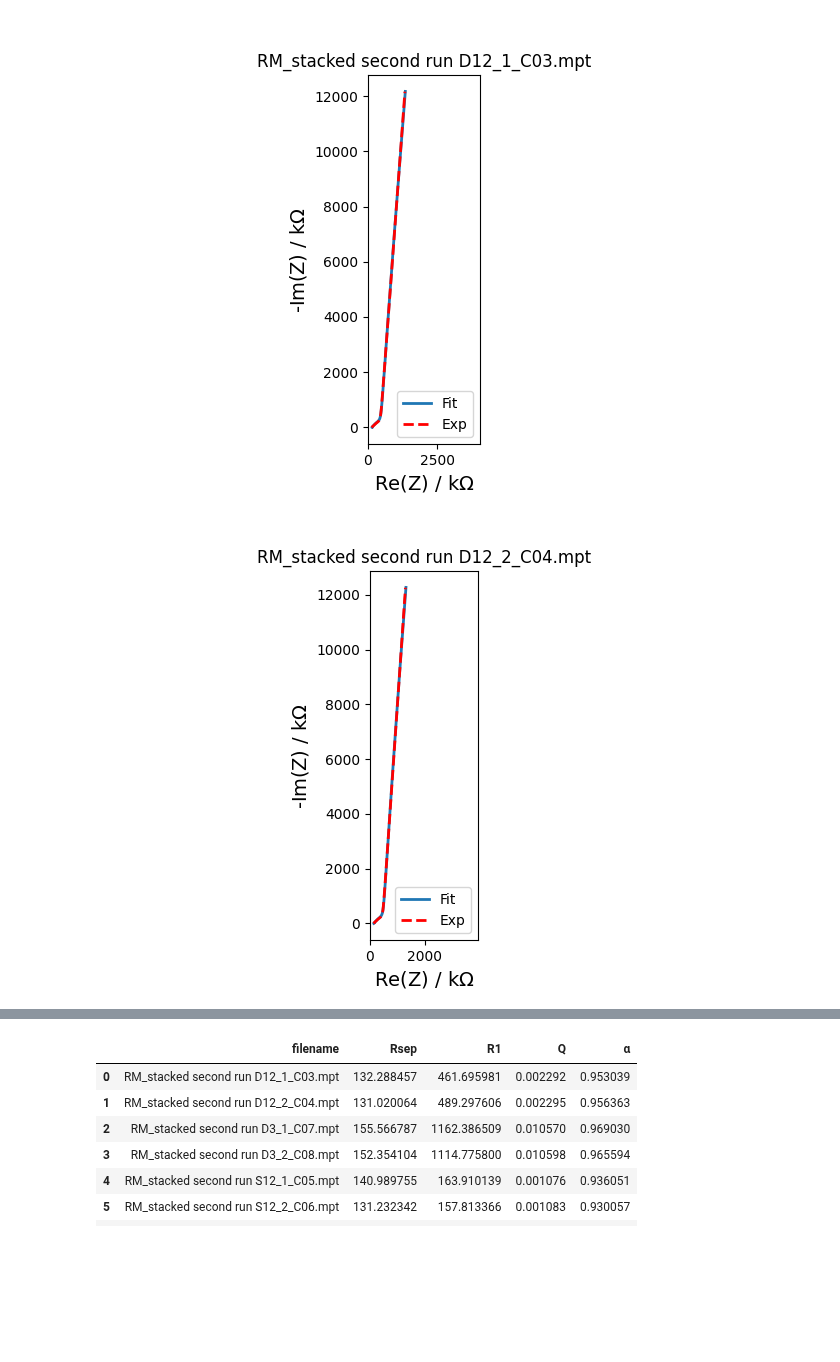
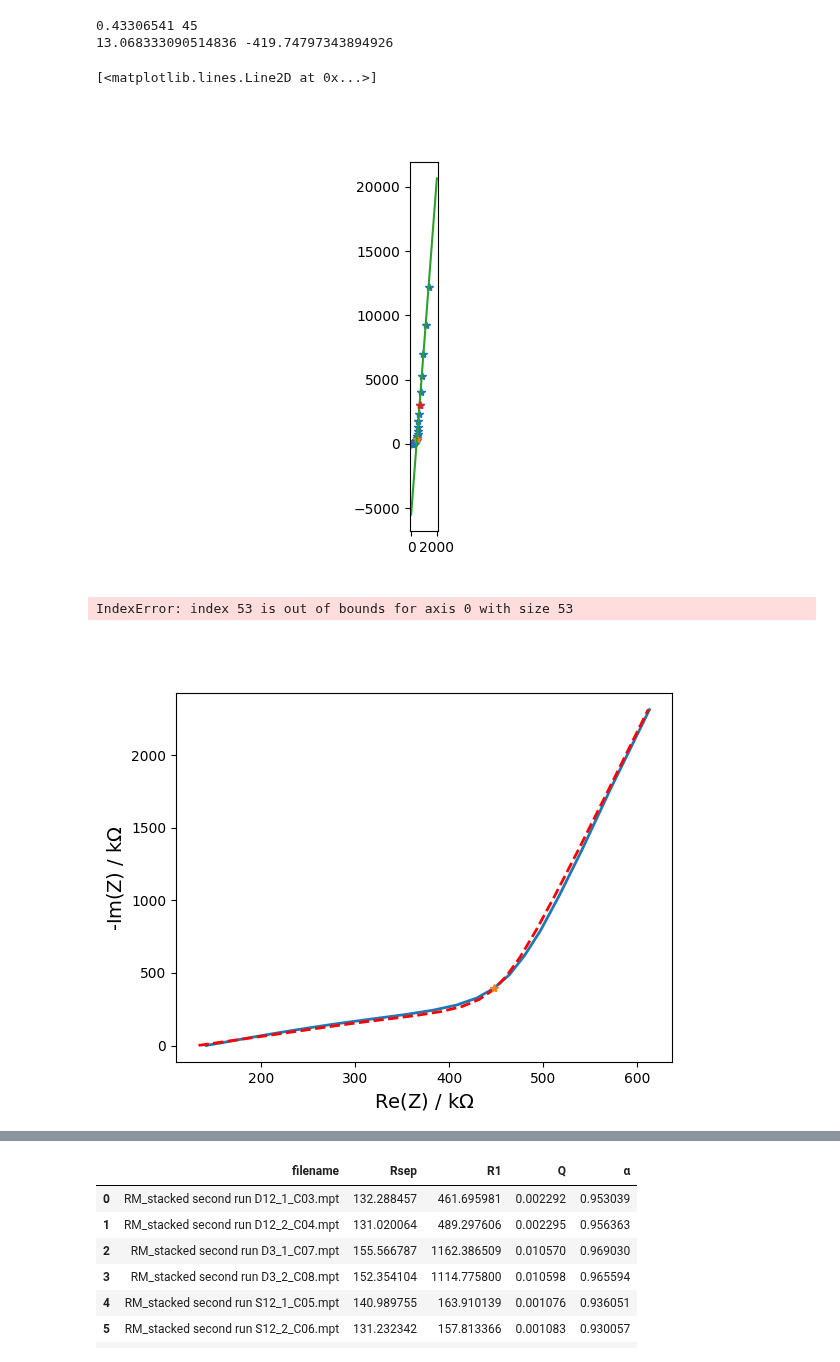
Before and after one commit to Yugal0/fitting-experimental, a Jupyter notebook: code/single type electrode.ipynb, the cells around one changed output, grey strips where cells are left out. Saved outputs shown, nothing was run; the diff lists cells and outputs as text; code cells hidden in the pictures; blank space fills up the shorter version.

```diff
--- a/code/single type electrode.ipynb
+++ b/code/single type electrode.ipynb
@@ -28,3 +30,24 @@ def find_turning_freq(f,z):
+# %%
+folder_path=os.path.join("..","exp data","EIS mpt files","single type")
+file_path=os.path.join(folder_path,"RM_stacked second run D12_1_C03.mpt")
+f,z=readBioLogic(file_path)
+f_turn,idx,a,b=find_turning_freq(f,z)
+print(f_turn,idx)
+fig, ax=plt.subplots()
+ax.plot(np.real(z),-np.imag(z),"*")
+ax.plot(np.real(z[idx]),-np.imag(z[idx]),"*")
+xx=np.linspace(0,2000)
+yy=lin_fun(xx,a,b)
+ax.plot(xx,yy)
+ax.set_aspect("equal")
+print(a,b)
+idx_l=find_index_of_nearest(f_turn/10,f)
+ax.plot(np.real(z[idx_l]),-np.imag(z[idx_l]),"*")
+# %% [output]
+0.43306541 45
+13.068333090514836 -419.74797343894926
+[<matplotlib.lines.Line2D at 0x...>]
+[figure, added]
 # %%
 folder_path=os.path.join("..","exp data","EIS mpt files","single type")
 first_itr=True
@@ -32,20 +55,17 @@ for file_name in os.listdir(folder_path):
     file_path=os.path.join(folder_path,file_name)
     f,z=readBioLogic(file_path)
 
+    f_turn,idx,_,_=find_turning_freq(f,z)
+    idx_l=find_index_of_nearest(f_turn/10,f)
 
-    f_turn=find_turning_freq(f,z)
+    f=f[0:idx_l]
+    z=z[0:idx_l]
 
-    if(file_name=="RM_stacked second run D3_1_C06.mpt"):
-        f_low=6.65e-2/10
-        f_idx=find_index_of_nearest(f,f_low)
-        f=f[0:f_idx]
-        z=z[0:f_idx]
-
-    if(file_name=="RM_stacked second run D3_2_C07.mpt"):
-        f_low=6.3e-2/10
-        f_idx=find_index_of_nearest(f,f_low)
-        f=f[0:f_idx]
-        z=z[0:f_idx]
+    # if(file_name=="RM_stacked second run D3_1_C06.mpt"):
+    #     f_low=6.65e-2/10
+    #     f_idx=find_index_of_nearest(f,f_low)
+    #     f=f[0:f_idx]
+    #     z=z[0:f_idx]
 
     # pd.ExcelWriter()
     Rsep=100
@@ -65,32 +85,35 @@ for file_name in os.listdir(folder_path):
     # fcsv="../fitted parameters/single.csv"
     fig, ax= plt.subplots()
     ax.set_xlabel("Re(Z) / k$\Omega$",fontsize=14)
     ax.set_ylabel("-Im(Z) / k$\Omega}$ ",fontsize=14)
     ax.plot(np.real(z),-np.imag(z),linewidth=2)
     ax.plot(np.real(z_fitted),-np.imag(z_fitted),linewidth=2,linestyle="--",marker="",markerfacecolor="red",color="red",ms=4)
+    ax.plot(np.real(z[idx]),-np.imag(z[idx]),"*")
+    ax.plot(np.real(z[idx_l]),-np.imag(z[idx_l]),"*")
+
     ax.legend(["Fit","Exp"])
     ax.set_title(file_name)
     ax.set_aspect("equal")
     ax.set_xlim(0,3*np.max(np.real(z)))
     # ax.set_ylim(0,)
     fig.savefig(f"../fitted plots/single/{file_name[:-4]}",dpi=700)
 
     if first_itr:
         data=[
             ["filename","Rsep","R1","Q","α"],
             [f"{file_name}",c.parameters_[0],c.parameters_[1],c.parameters_[2],c.parameters_[3]]
         ]
         first_itr=False
         with open(fcsv,"w",newline="",encoding='UTF-8') as csv_file:
             writer=csv.writer(csv_file)
             writer.writerows(data)
     else:
         data=[
             [f"{file_name}",c.parameters_[0],c.parameters_[1],c.parameters_[2],c.parameters_[3]]
         ]
         with open(fcsv,"a",newline="",encoding='UTF-8') as csv_file:
             writer=csv.writer(csv_file)
             writer.writerows(data)
 # %% [output]
+IndexError: index 53 is out of bounds for axis 0 with size 53
-[figure, old version]
+[figure, new version]
-[figure, removed]
```
Also changed, not shown: parts of 3 cells of this notebook, 4 other files.
